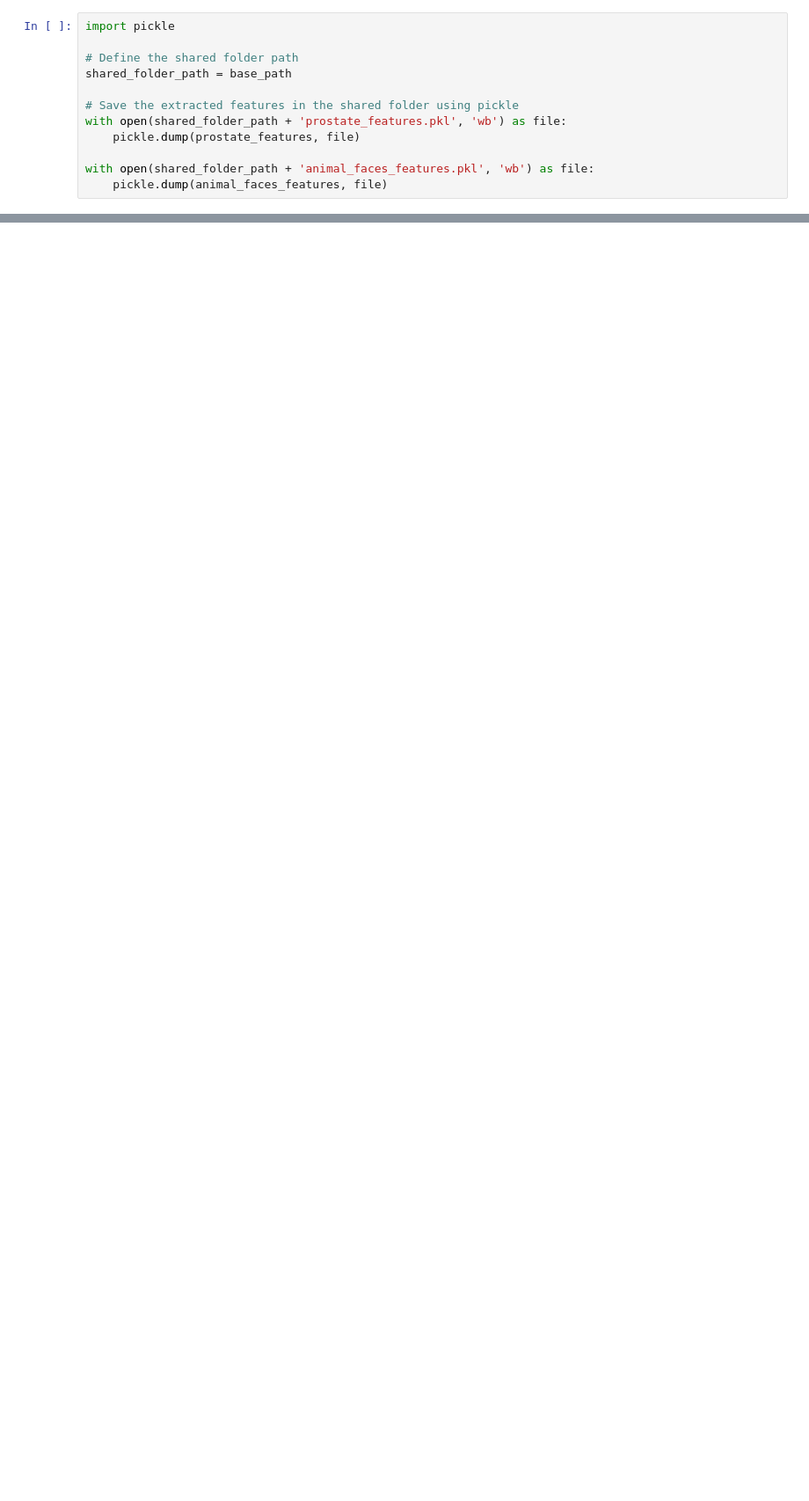
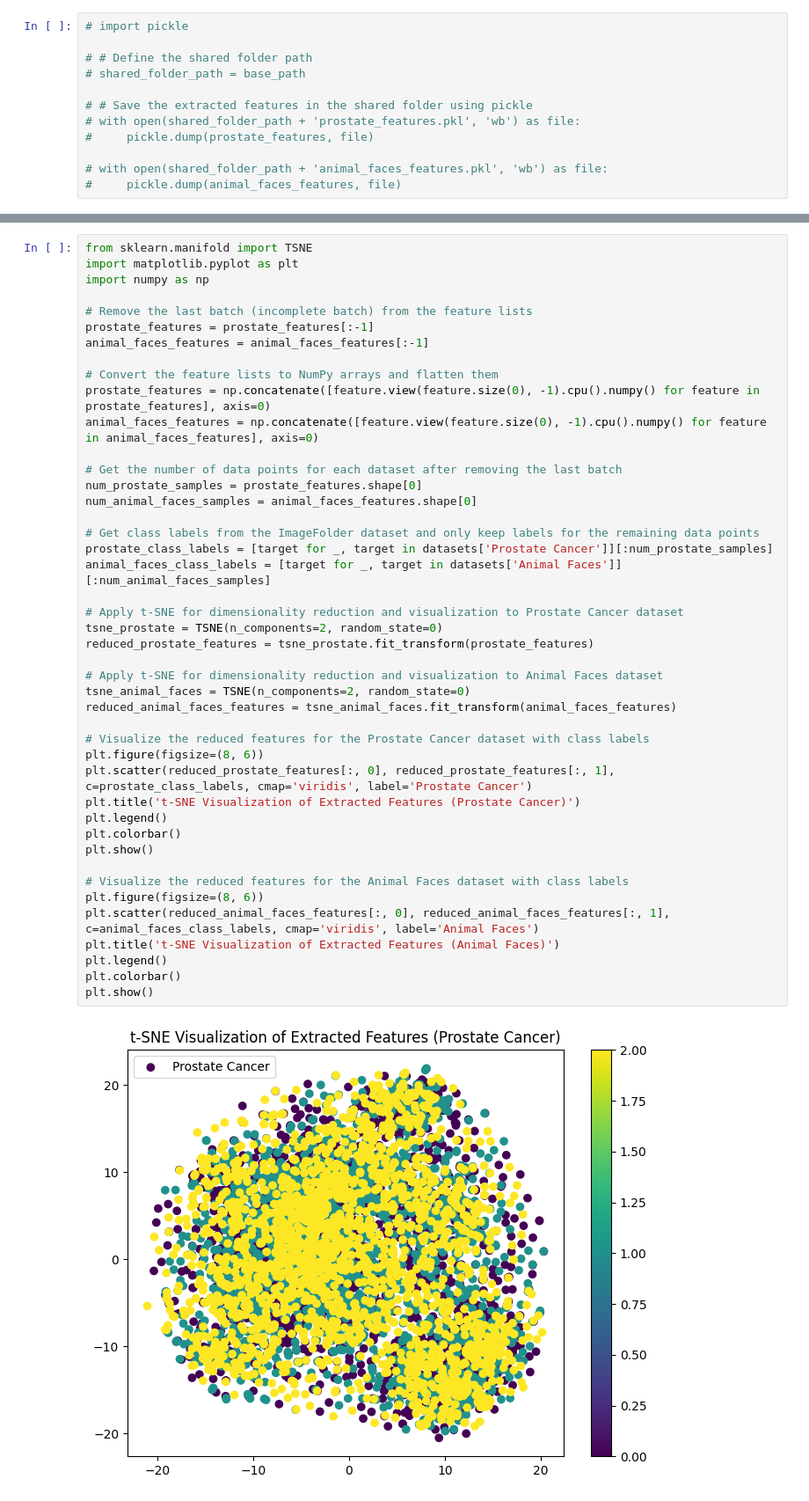
Before and after one commit to its-parmiss/Colorectal-cancer-classification---Transfer-learning-project, a Jupyter notebook: main.ipynb, the cells around one changed output, grey strips where cells are left out. Shown: that part at 88% size. Drawn from its saved outputs; the diff is of its cells as text; blank space fills up the shorter version.

Commit message:
testing colorectal cancer classification on a  pretrained resnet 50, first attempt at T-SNE

```diff
--- a/main.ipynb
+++ b/main.ipynb
@@ -88,13 +206,13 @@ animal_faces_pbar.close()
 # %%
-import pickle
+# import pickle
 
-# Define the shared folder path
-shared_folder_path = base_path
+# # Define the shared folder path
+# shared_folder_path = base_path
 
-# Save the extracted features in the shared folder using pickle
-with open(shared_folder_path + 'prostate_features.pkl', 'wb') as file:
-    pickle.dump(prostate_features, file)
+# # Save the extracted features in the shared folder using pickle
+# with open(shared_folder_path + 'prostate_features.pkl', 'wb') as file:
+#     pickle.dump(prostate_features, file)
 
-with open(shared_folder_path + 'animal_faces_features.pkl', 'wb') as file:
-    pickle.dump(animal_faces_features, file)
+# with open(shared_folder_path + 'animal_faces_features.pkl', 'wb') as file:
+#     pickle.dump(animal_faces_features, file)
 # %%
@@ -112,0 +242,46 @@ with open(shared_folder_path + 'animal_faces_features.pkl', 'rb') as file:
+# %%
+from sklearn.manifold import TSNE
+import matplotlib.pyplot as plt
+import numpy as np
+
+# Remove the last batch (incomplete batch) from the feature lists
+prostate_features = prostate_features[:-1]
+animal_faces_features = animal_faces_features[:-1]
+
+# Convert the feature lists to NumPy arrays and flatten them
+prostate_features = np.concatenate([feature.view(feature.size(0), -1).cpu().numpy() for feature in prostate_features], axis=0)
+animal_faces_features = np.concatenate([feature.view(feature.size(0), -1).cpu().numpy() for feature in animal_faces_features], axis=0)
+
+# Get the number of data points for each dataset after removing the last batch
+num_prostate_samples = prostate_features.shape[0]
+num_animal_faces_samples = animal_faces_features.shape[0]
+
+# Get class labels from the ImageFolder dataset and only keep labels for the remaining data points
+prostate_class_labels = [target for _, target in datasets['Prostate Cancer']][:num_prostate_samples]
+animal_faces_class_labels = [target for _, target in datasets['Animal Faces']][:num_animal_faces_samples]
+
+# Apply t-SNE for dimensionality reduction and visualization to Prostate Cancer dataset
+tsne_prostate = TSNE(n_components=2, random_state=0)
+reduced_prostate_features = tsne_prostate.fit_transform(prostate_features)
+
+# Apply t-SNE for dimensionality reduction and visualization to Animal Faces dataset
+tsne_animal_faces = TSNE(n_components=2, random_state=0)
+reduced_animal_faces_features = tsne_animal_faces.fit_transform(animal_faces_features)
+
+# Visualize the reduced features for the Prostate Cancer dataset with class labels
+plt.figure(figsize=(8, 6))
+plt.scatter(reduced_prostate_features[:, 0], reduced_prostate_features[:, 1], c=prostate_class_labels, cmap='viridis', label='Prostate Cancer')
+plt.title('t-SNE Visualization of Extracted Features (Prostate Cancer)')
+plt.legend()
+plt.colorbar()
+plt.show()
+
+# Visualize the reduced features for the Animal Faces dataset with class labels
+plt.figure(figsize=(8, 6))
+plt.scatter(reduced_animal_faces_features[:, 0], reduced_animal_faces_features[:, 1], c=animal_faces_class_labels, cmap='viridis', label='Animal Faces')
+plt.title('t-SNE Visualization of Extracted Features (Animal Faces)')
+plt.legend()
+plt.colorbar()
+plt.show()
+# %% [output]
+[figure, added]
```
Also changed, not shown: parts of 19 cells of this notebook.
